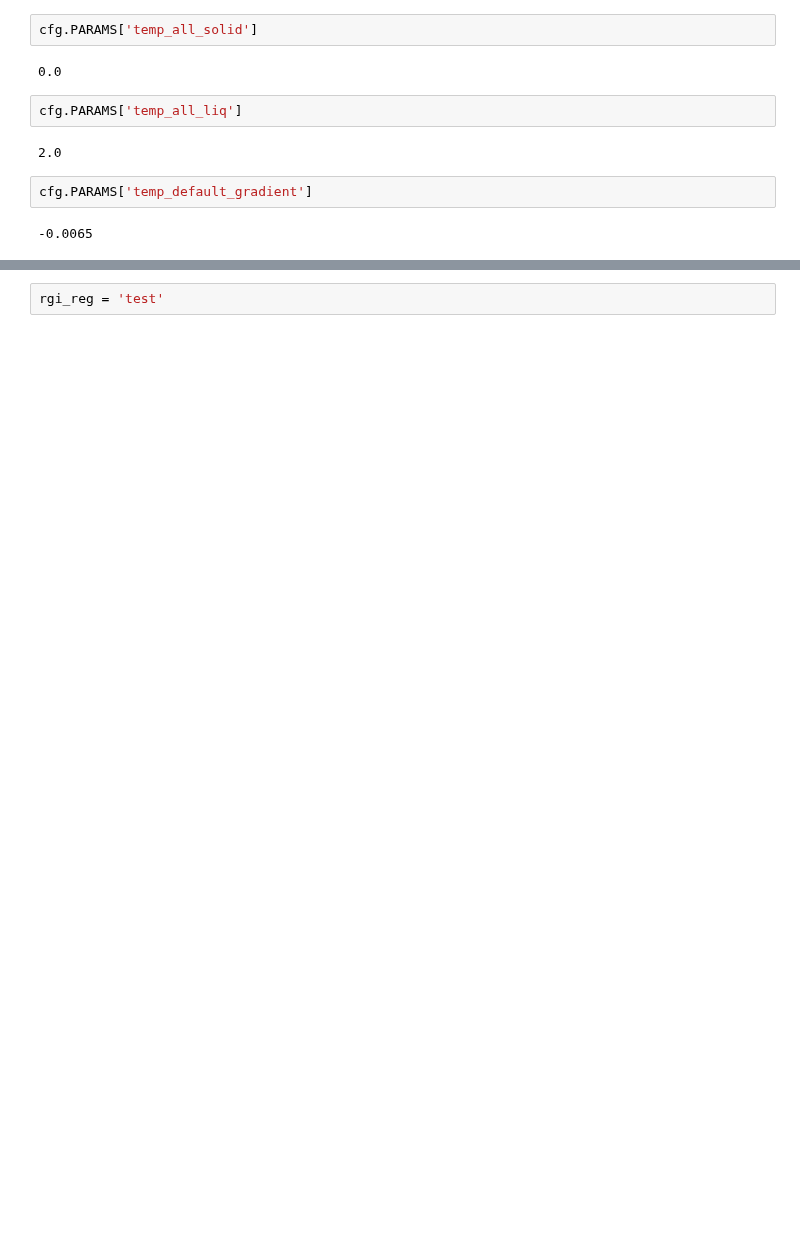
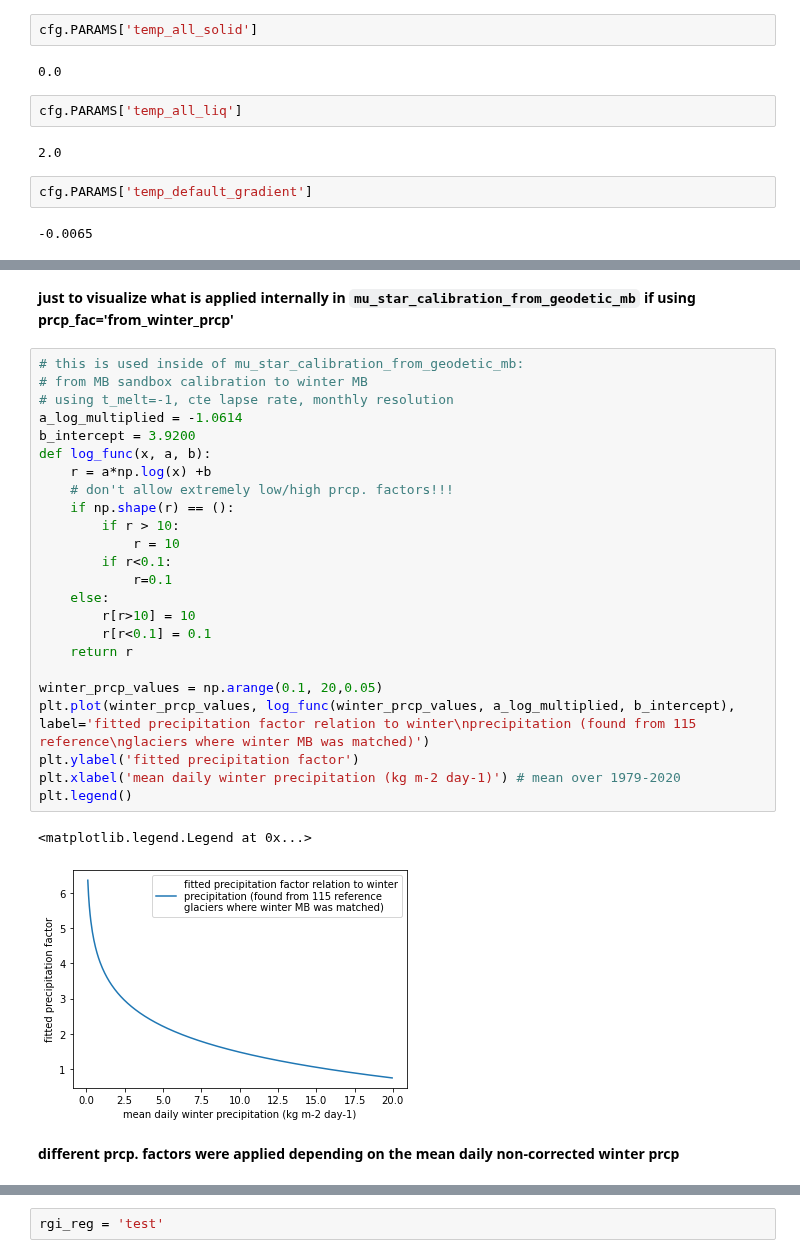
Before and after one commit to OGGM/massbalance-sandbox, a Jupyter notebook: docs/geodetic_mb_calibration_to_volume_changes.ipynb, the cells around one changed output, grey strips where cells are left out. Cells and saved outputs as stored; diff of their text form; blank space fills up the shorter version.

```diff
--- a/docs/geodetic_mb_calibration_to_volume_changes.ipynb
+++ b/docs/geodetic_mb_calibration_to_volume_changes.ipynb
@@ -110,0 +112,31 @@ gdir.get_climate_info()
+# %% [markdown]
+**just to visualize what is applied internally in `mu_star_calibration_from_geodetic_mb` if using prcp_fac='from_winter_prcp'**
+# %%
+# this is used inside of mu_star_calibration_from_geodetic_mb:
+# from MB sandbox calibration to winter MB
+# using t_melt=-1, cte lapse rate, monthly resolution
+a_log_multiplied = -1.0614
+b_intercept = 3.9200
+def log_func(x, a, b):
+    r = a*np.log(x) +b
+    # don't allow extremely low/high prcp. factors!!!
+    if np.shape(r) == ():
+        if r > 10:
+            r = 10
+        if r<0.1:
+            r=0.1
+    else:
+        r[r>10] = 10
+        r[r<0.1] = 0.1
+    return r
+
+winter_prcp_values = np.arange(0.1, 20,0.05)
+plt.plot(winter_prcp_values, log_func(winter_prcp_values, a_log_multiplied, b_intercept), label='fitted precipitation factor relation to winter\nprecipitation (found from 115 reference\nglaciers where winter MB was matched)')
+plt.ylabel('fitted precipitation factor')
+plt.xlabel('mean daily winter precipitation (kg m-2 day-1)') # mean over 1979-2020
+plt.legend()
+# %% [output]
+<matplotlib.legend.Legend at 0x...>
+[figure, added]
+# %% [markdown]
+**different prcp. factors were applied depending on the mean daily non-corrected winter prcp**
```
Also changed, not shown: parts of 55 cells of this notebook.
